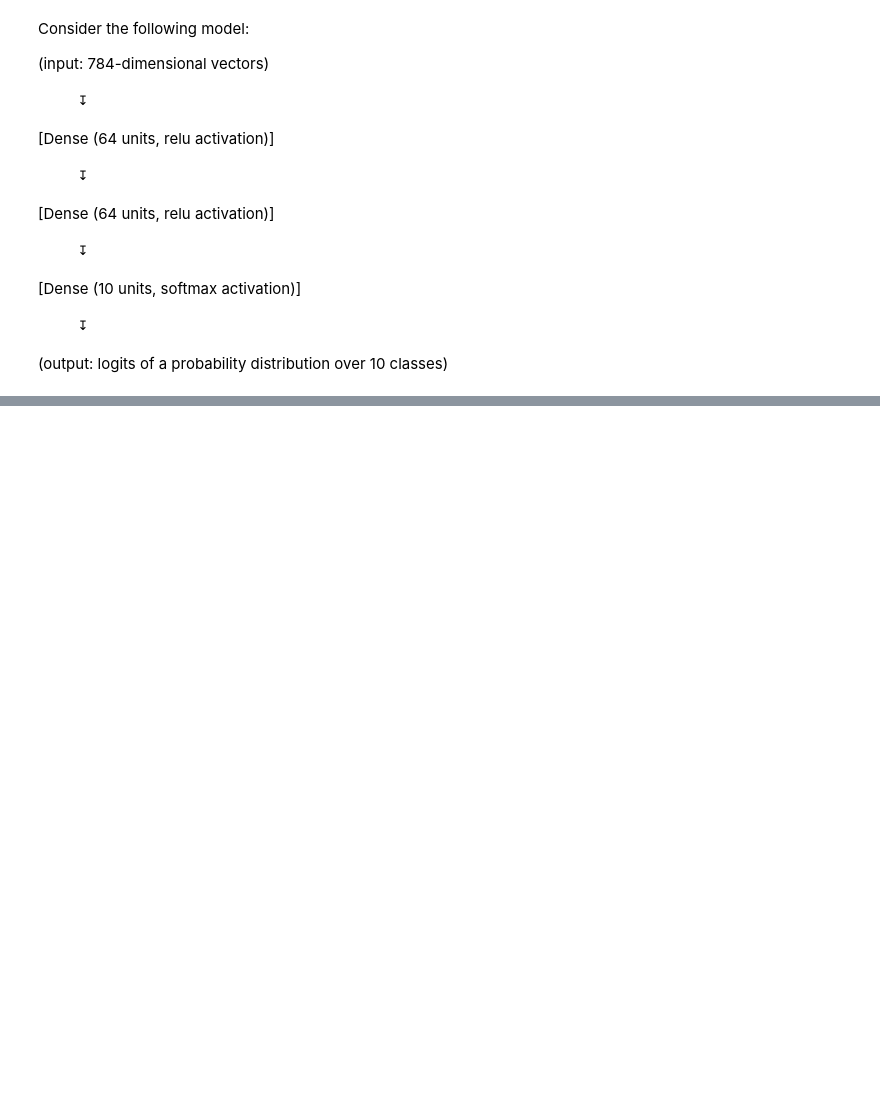
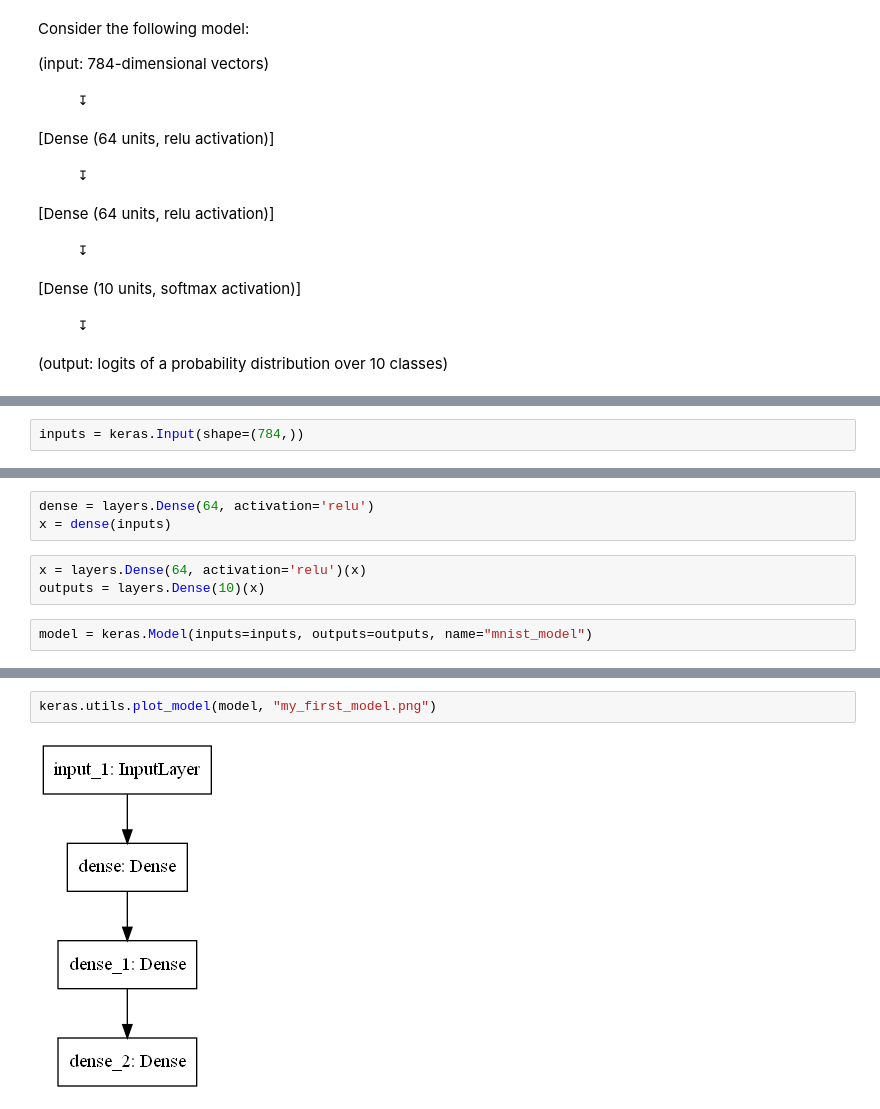
Before and after one commit to AlexeyMarg/ML_models, a Jupyter notebook: keras/2_functional_api.ipynb, the cells around one changed output, grey strips where cells are left out. Cells and saved outputs as stored; diff of their text form; blank space fills up the shorter version.

```diff
--- a/keras/2_functional_api.ipynb
+++ b/keras/2_functional_api.ipynb
@@ -33,0 +36,2 @@ Consider the following model:
+# %%
+inputs = keras.Input(shape=(784,))
@@ -33,0 +42,8 @@ Consider the following model:
+# %%
+dense = layers.Dense(64, activation='relu')
+x = dense(inputs)
+# %%
+x = layers.Dense(64, activation='relu')(x)
+outputs = layers.Dense(10)(x)
+# %%
+model = keras.Model(inputs=inputs, outputs=outputs, name="mnist_model")
@@ -33,0 +69,4 @@ Consider the following model:
+# %%
+keras.utils.plot_model(model, "my_first_model.png")
+# %% [output]
+[figure, added]
```
Also changed, not shown: parts of 41 cells of this notebook.
